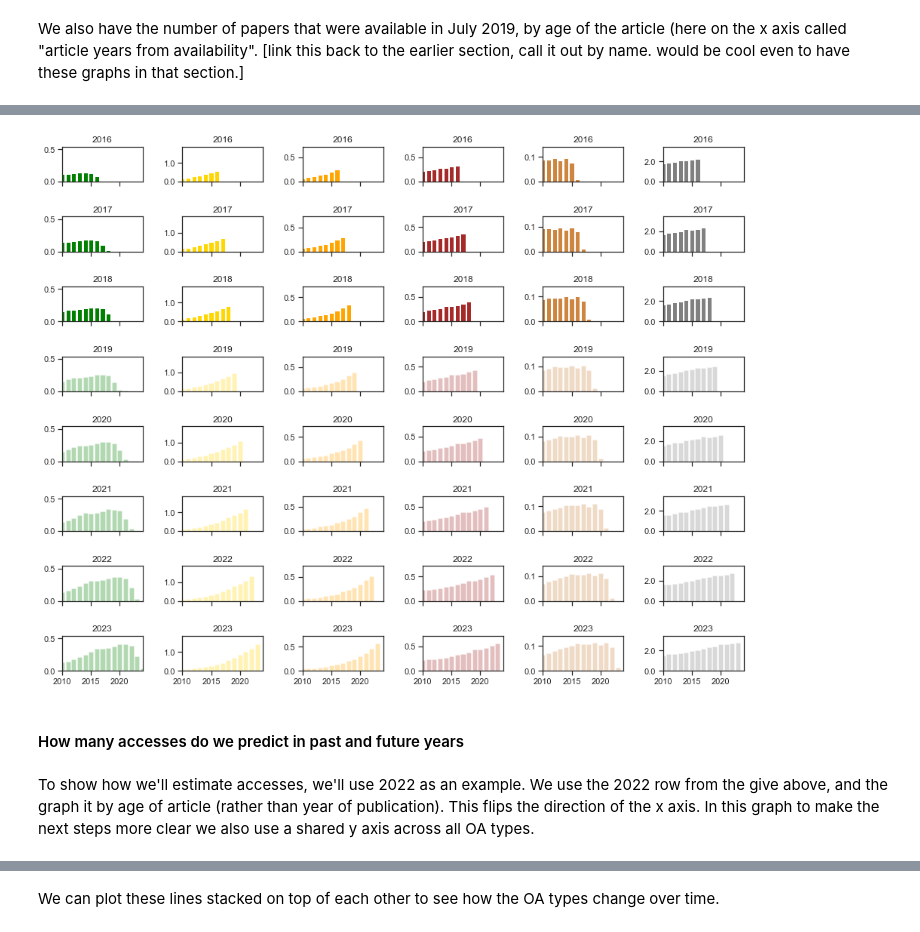
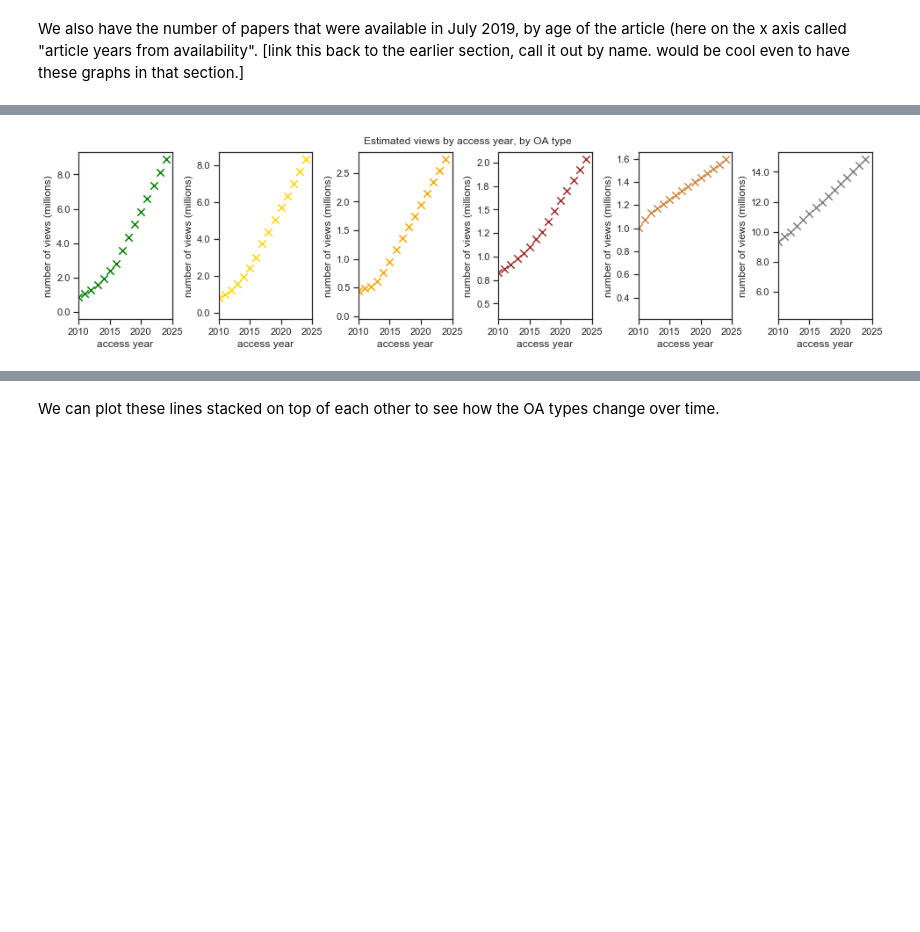
Before and after one commit to ourresearch/future-oa, a Jupyter notebook: manuscript.ipynb, the cells around one changed output, grey strips where cells are left out. Cells and saved outputs as stored; diff of their text form; code cells hidden in the pictures; blank space fills up the shorter version.

```diff
--- a/manuscript.ipynb
+++ b/manuscript.ipynb
@@ -1123,8 +1193,12 @@ for i, prediction_year in enumerate(range(min_prediction_year - 1, max_predictio
     group by prediction_year, article_age_years
     order by prediction_year, article_age_years asc
     """.format(prediction_year=prediction_year)
-    bronze_rows_by_year = pd.read_sql_query(q, redshift_engine)
+
+    filename_root = "parts/{varname}_{index}".format(varname="bronze_rows_by_year", index=i)
+    bronze_rows_by_year = read_from_file_or_db(filename_root, q)
+
     papers_after_cutoffs_after_embargo_delayed_bronze = papers_after_cutoffs_after_embargo_delayed_bronze.append(bronze_rows_by_year)
+papers_after_cutoffs_after_embargo_delayed_bronze.to_csv("data/papers_after_cutoffs_after_embargo_delayed_bronze.csv")
 # %%
 %%capture --no-stderr --no-stdout --no-display
 
@@ -1148,11 +1225,10 @@ We grouped all articles by OA availability and publication year, then used a lin
 # %%
-
 fig, axes = plt.subplots(1, len(oa_status_order), figsize=(12, 3), sharex=True, sharey=False)
 axes_flatten = axes.flatten()
 plt.tight_layout(pad=0, w_pad=2, h_pad=1)
 plt.subplots_adjust(hspace=1)
-naive_data = pd.DataFrame()
+naive_data_linear = pd.DataFrame()
 for i, graph_type in enumerate(oa_status_order):
-    new_data = graph_naive_papers(graph_type, use_graph_type=False, now_delta_years=1, cumulative=False, ax=axes_flatten[i])
-    naive_data = naive_data.append(new_data)
+    new_data = graph_naive_papers(graph_type, use_graph_type=False, extrap="linear", now_delta_years=2, cumulative=False, ax=axes_flatten[i])
+    naive_data_linear = naive_data_linear.append(new_data)
 # %% [output]
@@ -1159,0 +1244,9 @@ for i, graph_type in enumerate(oa_status_order):
+# %%
+fig, axes = plt.subplots(1, len(oa_status_order), figsize=(12, 3), sharex=True, sharey=False)
+axes_flatten = axes.flatten()
+plt.tight_layout(pad=0, w_pad=2, h_pad=1)
+plt.subplots_adjust(hspace=1)
+naive_data_exp = pd.DataFrame()
+for i, graph_type in enumerate(oa_status_order):
+    new_data = graph_naive_papers(graph_type, use_graph_type=False, extrap="exp", now_delta_years=2, cumulative=False, ax=axes_flatten[i])
+    naive_data_exp = naive_data_exp.append(new_data)
@@ -1344,25 +1618,17 @@ Future years are calculated by assuming the new additions in future years will f
 # %%
+# Hi Heather
 
-fig, axes = plt.subplots(len(my_range), len(graph_type_order), figsize=(13, 10), sharex=True, sharey=False)
+fig, axes = plt.subplots(1, len(graph_type_order), figsize=(13, 3), sharex=True, sharey=False)
 axes_flatten = axes.flatten()
 plt.tight_layout(pad=0, w_pad=2, h_pad=1)
 plt.subplots_adjust(hspace=1)
-
-i = 0
-for observation_year in my_range:
-    for graph_type in graph_type_order:
-        y_max = all_predicted_papers.loc[all_predicted_papers.graph_type == graph_type]["num_articles"].max()
-        this_data = all_predicted_papers.copy()
-        this_data = this_data.loc[this_data.graph_type == graph_type]
-        this_data = this_data.loc[this_data.prediction_year == observation_year]
-        this_data["publication_date"] = [int(observation_year - a) for a in this_data.article_years_from_availability]
-        new_data = graph_available_papers_in_observation_year_by_pubdate(graph_type, this_data, observation_year, ax=axes_flatten[i])
-        axes_flatten[i].set_ylim(0, 1.2*y_max)
-        i += 1
+prediction_of_views = pd.DataFrame()
+for i, graph_type in enumerate(graph_type_order):
+    if True:
+#     if graph_type != "closed":
+#         print graph_type
+        new_data = graph_views(graph_type, ax=axes_flatten[i])
+        new_data["graph_type"] = graph_type
+        prediction_of_views = prediction_of_views.append(new_data)
 # %% [output]
-[figure, old version]
+[figure, new version]
-# %% [markdown]
-#### How many accesses do we predict in past and future years
-# %% [markdown]
-
-To show how we'll estimate accesses, we'll use 2022 as an example. We use the 2022 row from the give above, and the graph it by age of article (rather than year of publication). This flips the direction of the x axis. In this graph to make the next steps more clear we also use a shared y axis across all OA types.
```
Also changed, not shown: parts of 144 cells of this notebook, 6 other files.
